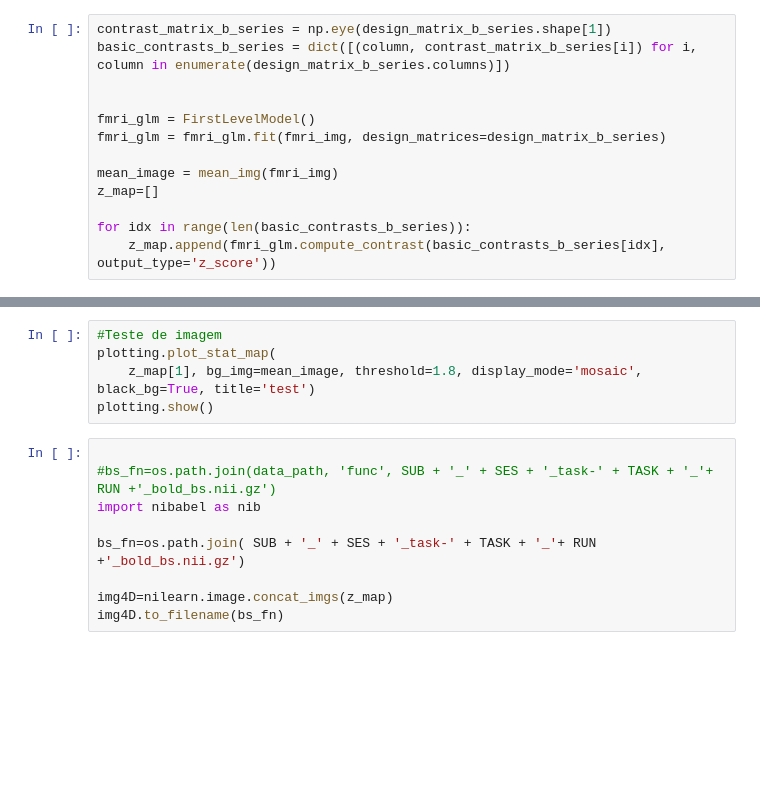
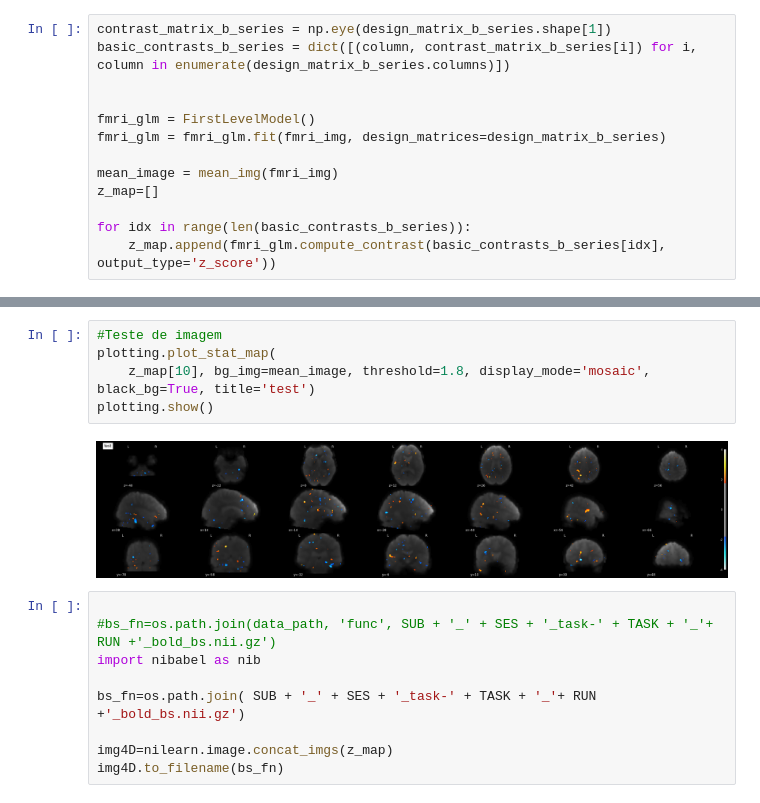
Before and after one commit to brunodireito/MVPA-speech_project, a Jupyter notebook: joanaa-b/Joana_beta-series_attempt-Copy1.ipynb, the cells around one changed output, grey strips where cells are left out. Cells and saved outputs as stored; diff of their text form; blank space fills up the shorter version.

```diff
--- a/joanaa-b/Joana_beta-series_attempt-Copy1.ipynb
+++ b/joanaa-b/Joana_beta-series_attempt-Copy1.ipynb
@@ -149,8 +198,10 @@ len(basic_contrasts_b_series)
 # %%
 #Teste de imagem
 plotting.plot_stat_map(
-    z_map[1], bg_img=mean_image, threshold=1.8, display_mode='mosaic', black_bg=True, title='test')
+    z_map[10], bg_img=mean_image, threshold=1.8, display_mode='mosaic', black_bg=True, title='test')
 plotting.show()
+# %% [output]
+[figure, added]
 # %%
 
 #bs_fn=os.path.join(data_path, 'func', SUB + '_' + SES + '_task-' + TASK + '_'+ RUN +'_bold_bs.nii.gz')
```
Also changed, not shown: parts of 16 cells of this notebook, 2 other files.
